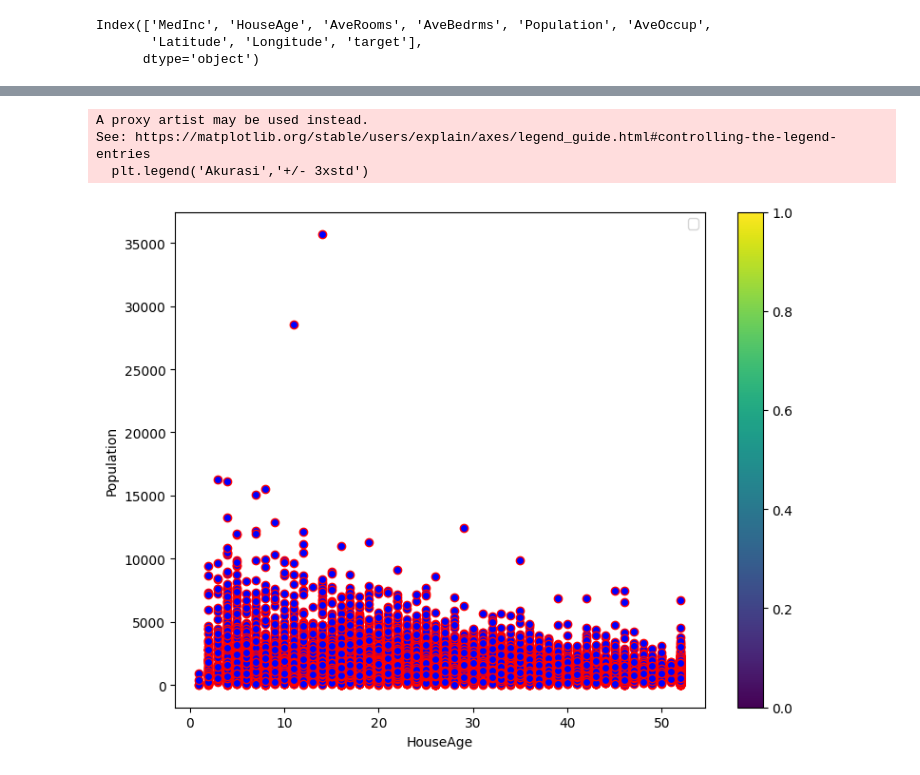
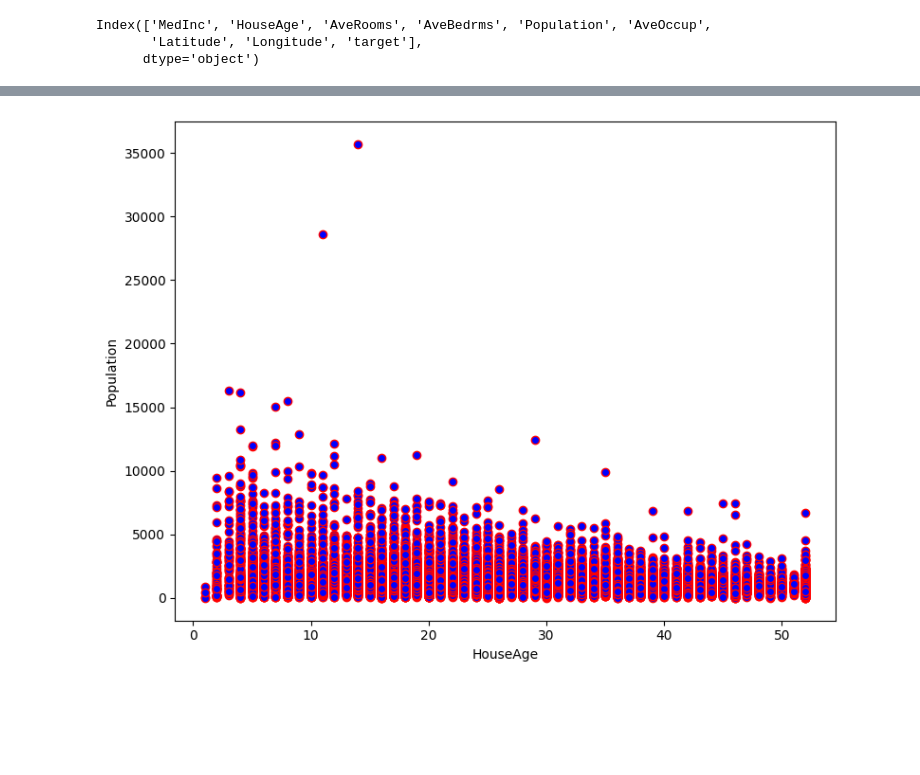
Before and after one commit to Inrisetiawan/Classification-KNN-_Fetch_California_Housing, a Jupyter notebook: Classification_KNN__Fetch_California_Housing_.ipynb, the cells around one changed output, grey strips where cells are left out. Drawn from its saved outputs; the diff is of its cells as text; code cells hidden in the pictures; blank space fills up the shorter version.

```diff
--- a/Classification_KNN__Fetch_California_Housing_.ipynb
+++ b/Classification_KNN__Fetch_California_Housing_.ipynb
@@ -184,17 +152,9 @@ See: https://matplotlib.org/stable/users/explain/axes/legend_guide.html#controll
 # %%
-plt.figure (figsize=(8,6))
-plt.scatter(df['HouseAge'],df['Population'], c = 'blue', marker = 'o', edgecolors = 'red')
-plt.fill_between(range(1,Ks), mean_acc - 1 * std_acc, mean_acc + 1 * std_acc, alpha = 0.10)
-plt.legend('Akurasi','+/- 3xstd')
-plt.ylabel('Tingkat Akurasi')
-plt.xlabel('Banyaknya Tetangga(K)')
-plt.colorbar()
+plt.figure(figsize=(8, 6))
+plt.scatter(df['HouseAge'], df['Population'], c='blue', marker='o', edgecolors='red')
 plt.xlabel('HouseAge')
 plt.ylabel('Population')
 plt.tight_layout()
 plt.show()
 # %% [output]
-A proxy artist may be used instead.
-See: https://matplotlib.org/stable/users/explain/axes/legend_guide.html#controlling-the-legend-entries
-  plt.legend('Akurasi','+/- 3xstd')
-[figure, old version]
+[figure, new version]
```
Also changed, not shown: parts of 23 cells of this notebook.
